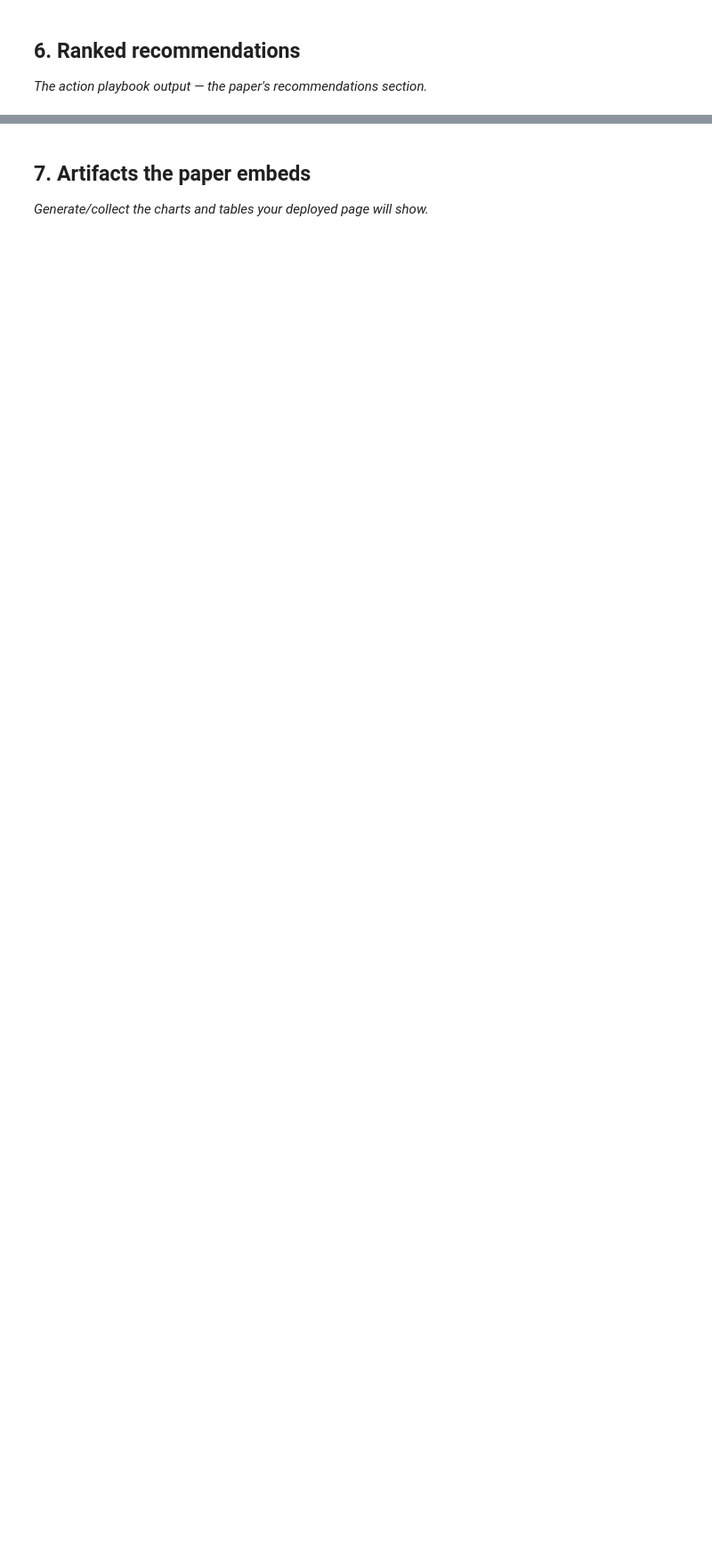
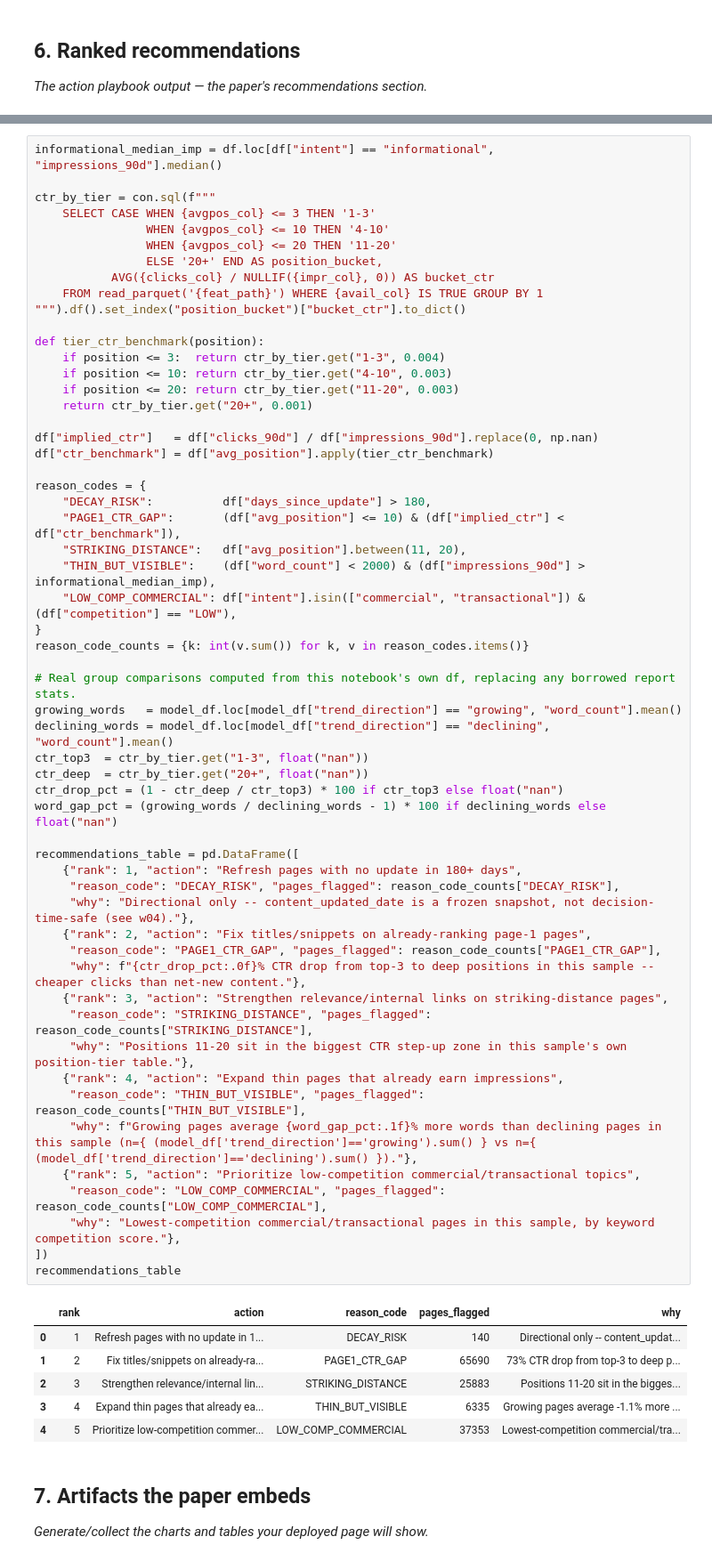
Before and after one commit to Trisha108-hub/flyrank-ml-internship, a Jupyter notebook: work/notebooks/capstone.ipynb, the cells around one changed output, grey strips where cells are left out. Shown at 89% size. Drawn from its saved outputs; the diff is of its cells as text; blank space fills up the shorter version.

```diff
--- a/work/notebooks/capstone.ipynb
+++ b/work/notebooks/capstone.ipynb
@@ -371,3 +342,66 @@ recommendations_table
+# %%
+informational_median_imp = df.loc[df["intent"] == "informational", "impressions_90d"].median()
+
+ctr_by_tier = con.sql(f"""
+    SELECT CASE WHEN {avgpos_col} <= 3 THEN '1-3'
+                WHEN {avgpos_col} <= 10 THEN '4-10'
+                WHEN {avgpos_col} <= 20 THEN '11-20'
+                ELSE '20+' END AS position_bucket,
+           AVG({clicks_col} / NULLIF({impr_col}, 0)) AS bucket_ctr
+    FROM read_parquet('{feat_path}') WHERE {avail_col} IS TRUE GROUP BY 1
+""").df().set_index("position_bucket")["bucket_ctr"].to_dict()
+
+def tier_ctr_benchmark(position):
+    if position <= 3:  return ctr_by_tier.get("1-3", 0.004)
+    if position <= 10: return ctr_by_tier.get("4-10", 0.003)
+    if position <= 20: return ctr_by_tier.get("11-20", 0.003)
+    return ctr_by_tier.get("20+", 0.001)
+
+df["implied_ctr"]   = df["clicks_90d"] / df["impressions_90d"].replace(0, np.nan)
+df["ctr_benchmark"] = df["avg_position"].apply(tier_ctr_benchmark)
+
+reason_codes = {
+    "DECAY_RISK":          df["days_since_update"] > 180,
+    "PAGE1_CTR_GAP":       (df["avg_position"] <= 10) & (df["implied_ctr"] < df["ctr_benchmark"]),
+    "STRIKING_DISTANCE":   df["avg_position"].between(11, 20),
+    "THIN_BUT_VISIBLE":    (df["word_count"] < 2000) & (df["impressions_90d"] > informational_median_imp),
+    "LOW_COMP_COMMERCIAL": df["intent"].isin(["commercial", "transactional"]) & (df["competition"] == "LOW"),
+}
+reason_code_counts = {k: int(v.sum()) for k, v in reason_codes.items()}
+
+# Real group comparisons computed from this notebook's own df, replacing any borrowed report stats.
+growing_words   = model_df.loc[model_df["trend_direction"] == "growing", "word_count"].mean()
+declining_words = model_df.loc[model_df["trend_direction"] == "declining", "word_count"].mean()
+ctr_top3  = ctr_by_tier.get("1-3", float("nan"))
+ctr_deep  = ctr_by_tier.get("20+", float("nan"))
+ctr_drop_pct = (1 - ctr_deep / ctr_top3) * 100 if ctr_top3 else float("nan")
+word_gap_pct = (growing_words / declining_words - 1) * 100 if declining_words else float("nan")
+
+recommendations_table = pd.DataFrame([
+    {"rank": 1, "action": "Refresh pages with no update in 180+ days",
+     "reason_code": "DECAY_RISK", "pages_flagged": reason_code_counts["DECAY_RISK"],
+     "why": "Directional only -- content_updated_date is a frozen snapshot, not decision-time-safe (see w04)."},
+    {"rank": 2, "action": "Fix titles/snippets on already-ranking page-1 pages",
+     "reason_code": "PAGE1_CTR_GAP", "pages_flagged": reason_code_counts["PAGE1_CTR_GAP"],
+     "why": f"{ctr_drop_pct:.0f}% CTR drop from top-3 to deep positions in this sample -- cheaper clicks than net-new content."},
+    {"rank": 3, "action": "Strengthen relevance/internal links on striking-distance pages",
+     "reason_code": "STRIKING_DISTANCE", "pages_flagged": reason_code_counts["STRIKING_DISTANCE"],
+     "why": "Positions 11-20 sit in the biggest CTR step-up zone in this sample's own position-tier table."},
+    {"rank": 4, "action": "Expand thin pages that already earn impressions",
+     "reason_code": "THIN_BUT_VISIBLE", "pages_flagged": reason_code_counts["THIN_BUT_VISIBLE"],
+     "why": f"Growing pages average {word_gap_pct:.1f}% more words than declining pages in this sample (n={ (model_df['trend_direction']=='growing').sum() } vs n={ (model_df['trend_direction']=='declining').sum() })."},
+    {"rank": 5, "action": "Prioritize low-competition commercial/transactional topics",
+     "reason_code": "LOW_COMP_COMMERCIAL", "pages_flagged": reason_code_counts["LOW_COMP_COMMERCIAL"],
+     "why": "Lowest-competition commercial/transactional pages in this sample, by keyword competition score."},
+])
+recommendations_table
+# %% [output]
+|  | rank | action | reason_code | pages_flagged | why |
+| 0 | 1 | Refresh pages with no update in 1... | DECAY_RISK | 140 | Directional only -- content_updat... |
+| 1 | 2 | Fix titles/snippets on already-ra... | PAGE1_CTR_GAP | 65690 | 73% CTR drop from top-3 to deep p... |
+| 2 | 3 | Strengthen relevance/internal lin... | STRIKING_DISTANCE | 25883 | Positions 11-20 sit in the bigges... |
+| 3 | 4 | Expand thin pages that already ea... | THIN_BUT_VISIBLE | 6335 | Growing pages average -1.1% more ... |
+| 4 | 5 | Prioritize low-competition commer... | LOW_COMP_COMMERCIAL | 37353 | Lowest-competition commercial/tra... |
 # %% [markdown]
 ## 7. Artifacts the paper embeds
 
```
Also changed, not shown: parts of 17 cells of this notebook.
